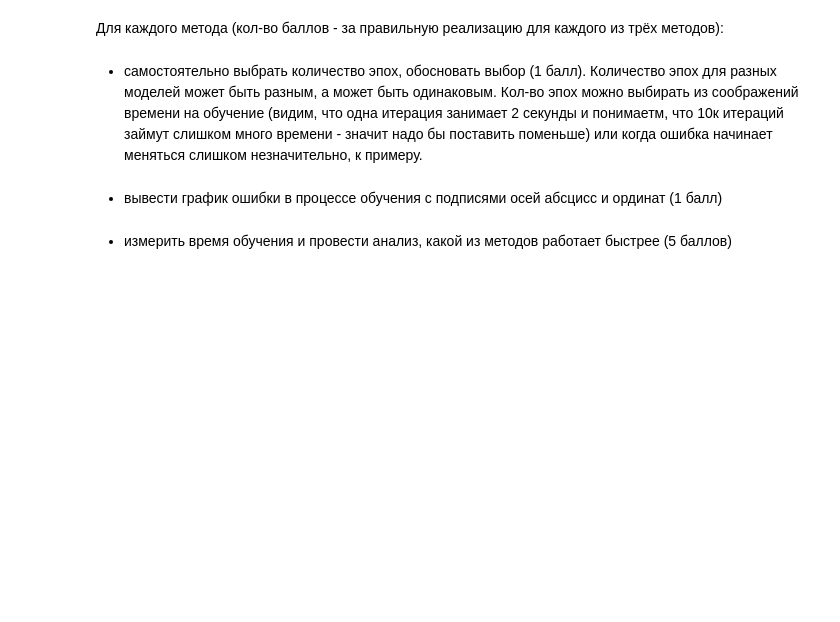
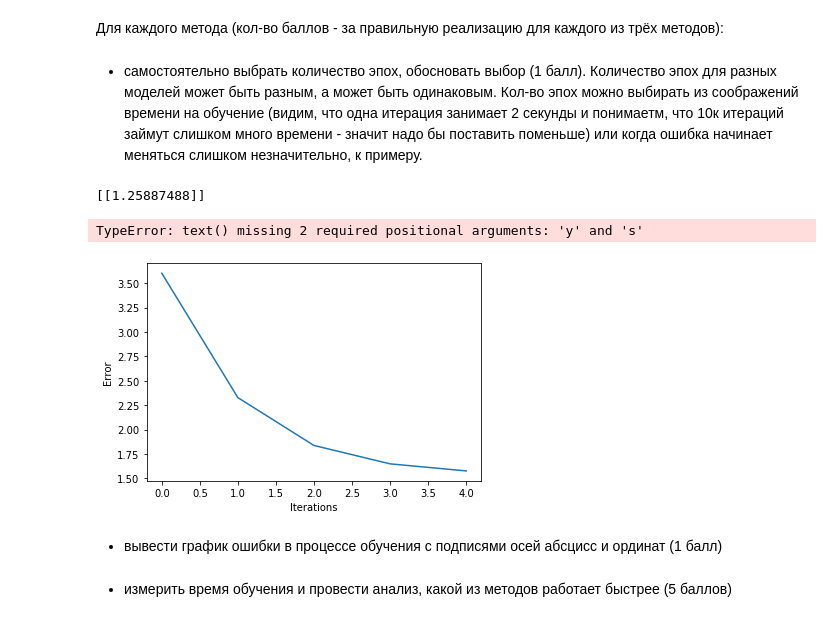
Before and after one commit to evoancarthur/DSML, a Jupyter notebook: Lecture2/ex1data1/ex1data1.ipynb, the cells around one changed output. Drawn from its saved outputs; the diff is of its cells as text; code cells hidden in the pictures; blank space fills up the shorter version.

```diff
--- a/Lecture2/ex1data1/ex1data1.ipynb
+++ b/Lecture2/ex1data1/ex1data1.ipynb
@@ -201,6 +185,21 @@ RMSE:  0.1855390686546306
 Для каждого метода (кол-во баллов - за правильную реализацию для каждого из трёх методов):
 # %% [markdown]
 - самостоятельно выбрать количество эпох, обосновать выбор (1 балл). Количество эпох для разных моделей может быть разным, а может быть одинаковым. Кол-во эпох можно выбирать из соображений времени на обучение (видим, что одна итерация занимает 2 секунды и понимаетм, что 10к итераций займут слишком много времени - значит надо бы поставить поменьше) или когда ошибка начинает меняться слишком незначительно, к примеру.
+# %%
+fb_X = X[:,[0]]
+fb_y = y
+
+fb_theta, fb_error_list = fb_gradientDescent(fb_X, fb_y, 5)
+print(fb_theta)
+#print(fb_error_list)
+plt.plot(range(len(fb_error_list)), fb_error_list)
+plt.xlabel('Iterations')
+plt.ylabel('Error')
+plt.text('Full Batch')
+# %% [output]
+[[1.25887488]]
+TypeError: text() missing 2 required positional arguments: 'y' and 's'
+[figure, added]
 # %% [markdown]
 - вывести график ошибки в процессе обучения с подписями осей абсцисс и ординат  (1 балл)
 # %% [markdown]
```
Also changed, not shown: parts of 5 cells of this notebook.
